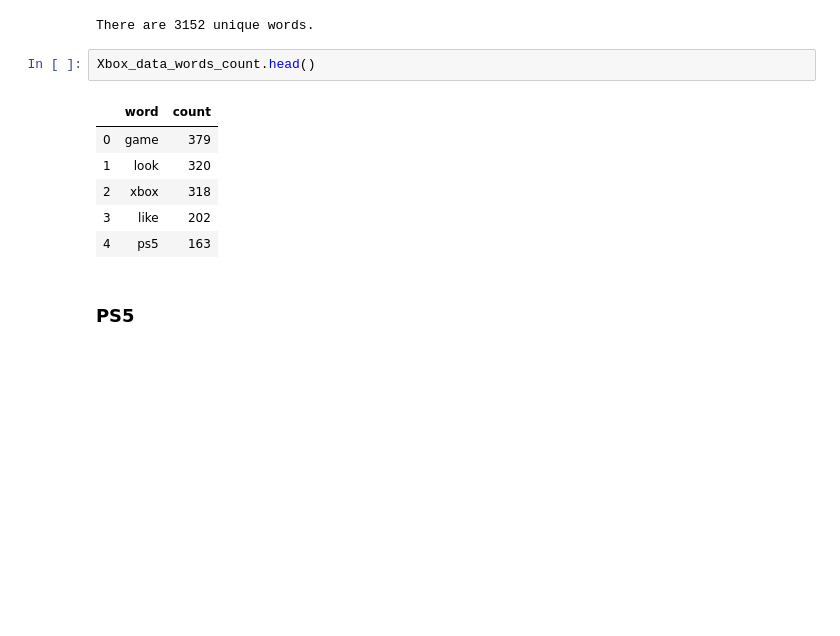
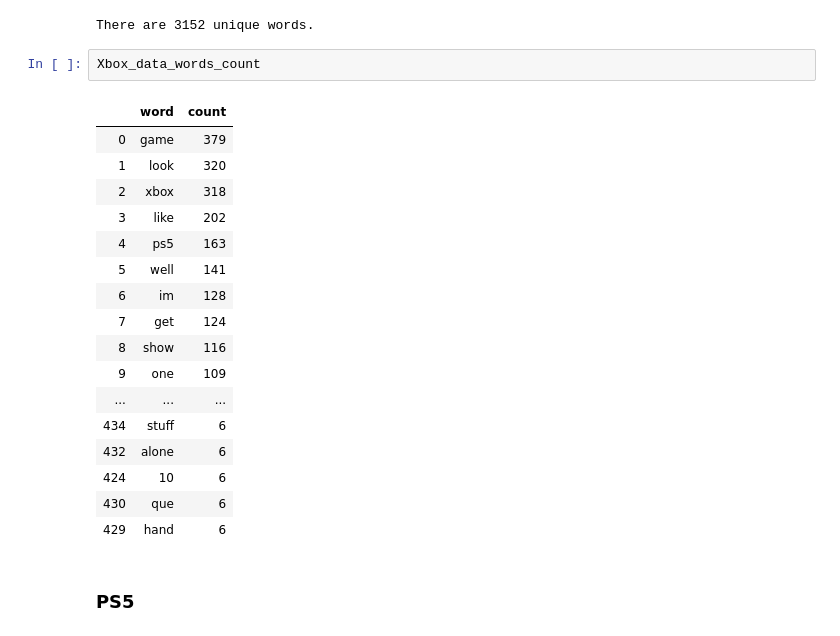
Before and after one commit to SalimAmarti/PS5_vs_XboxSeriesX, a Jupyter notebook: PS5 vs. Xbox Series X.ipynb, the cells around one changed output. Drawn from its saved outputs; the diff is of its cells as text; blank space fills up the shorter version.

```diff
--- a/PS5 vs. Xbox Series X.ipynb
+++ b/PS5 vs. Xbox Series X.ipynb
@@ -944,14 +928,25 @@ for k, v in c.items():
 # %% [output]
 There are 3152 unique words.
 # %%
-Xbox_data_words_count.head()
+Xbox_data_words_count
 # %% [output]
 |  | word | count |
 | 0 | game | 379 |
 | 1 | look | 320 |
 | 2 | xbox | 318 |
 | 3 | like | 202 |
 | 4 | ps5 | 163 |
+| 5 | well | 141 |
+| 6 | im | 128 |
+| 7 | get | 124 |
+| 8 | show | 116 |
+| 9 | one | 109 |
+| ... | ... | ... |
+| 434 | stuff | 6 |
+| 432 | alone | 6 |
+| 424 | 10 | 6 |
+| 430 | que | 6 |
+| 429 | hand | 6 |
 # %% [markdown]
 ### PS5
 # %%
```
Also changed, not shown: parts of 13 cells of this notebook, 1 other file.
